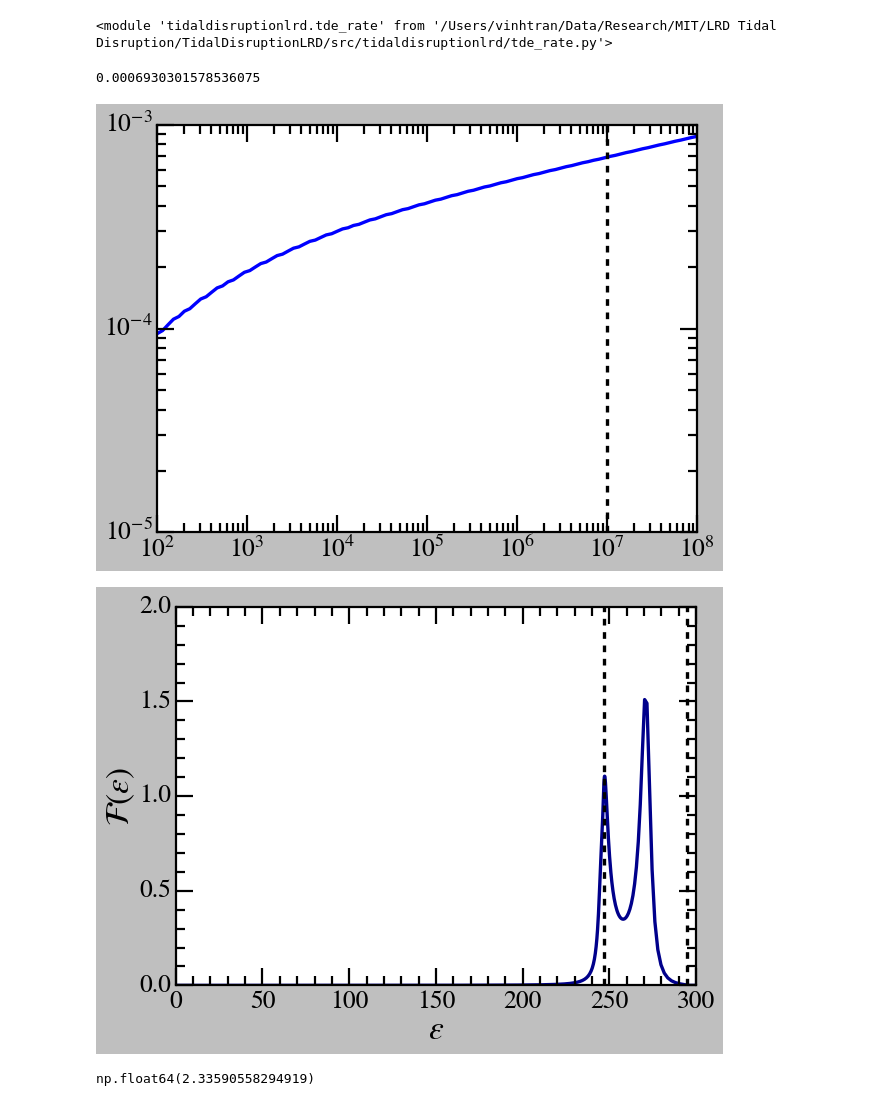
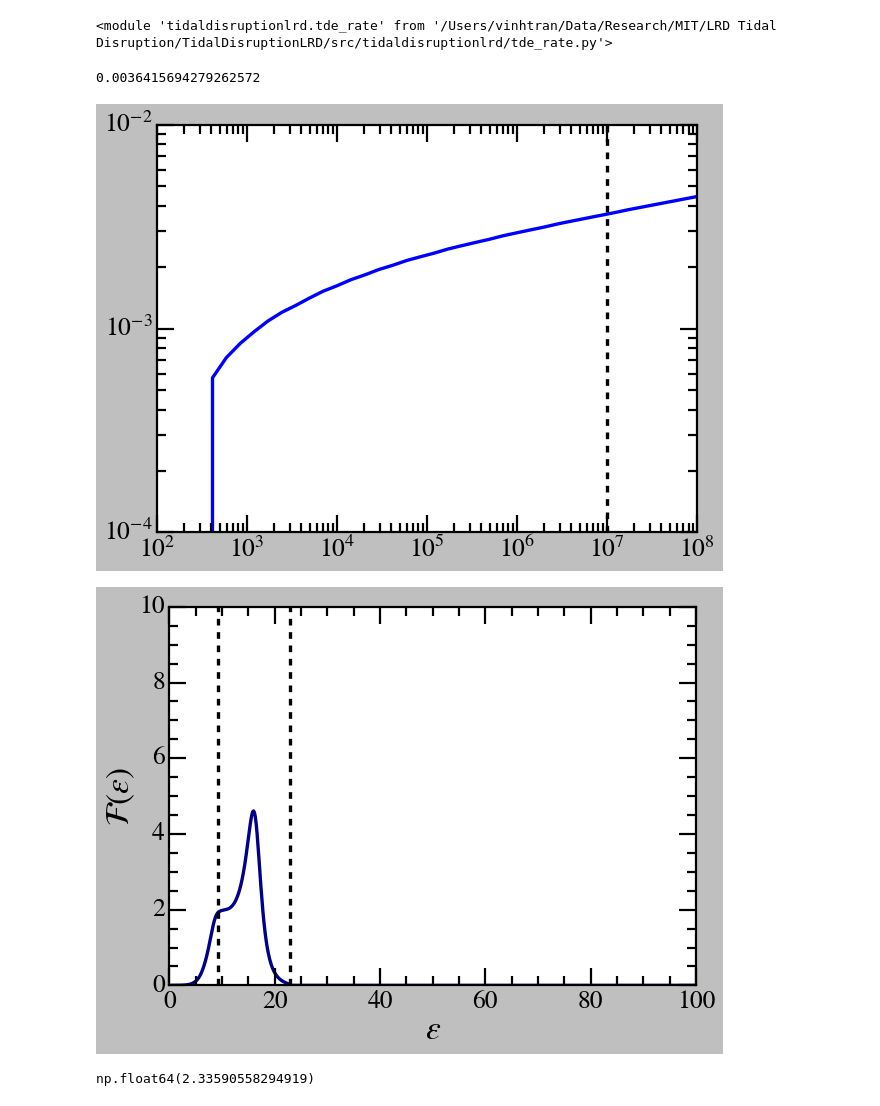
Before and after one commit to vinh-qtran/TidalDisruptionLRD, a Jupyter notebook: nbs/test.ipynb, the cells around one changed output. Drawn from its saved outputs; the diff is of its cells as text; code cells hidden in the pictures.

```diff
--- a/nbs/test.ipynb
+++ b/nbs/test.ipynb
@@ -29,17 +29,17 @@ importlib.reload(tde_rate)
 <module 'tidaldisruptionlrd.tde_rate' from '/Users/vinhtran/Data/Research/MIT/LRD Tidal Disruption/TidalDisruptionLRD/src/tidaldisruptionlrd/tde_rate.py'>
 # %%
 profile = stellar_distribution.DehnenCuspProfile(
-    M_s=1e5,
+    M_s=1e3,
     gamma=2,
     r_bin_min=1e-4,
     r_bin_max=1e6,
-    N_bins=4000,
+    N_bins=10000,
     reduce_factor=10,
-    N_trapz_bins=400,
+    N_trapz_bins=1000,
     # basic_profile_only=True
 )
 # %%
-M_bh = np.logspace(2, 8, 100)
+M_bh = np.logspace(2, 8, 40)
 M_s = profile.M_s * M_bh
 R_eff = 0.229 * (M_s / 10**8.5) ** 0.27
 r_h = R_eff / profile.get_2D_half_mass_radius()
@@ -68,40 +68,40 @@ plt.yscale("log")
 plt.tight_layout()
 plt.show()
 # %% [output]
-0.0006930301578536075
+0.0036415694279262572
-[figure, old version]
+[figure, new version]
 # %%
-idx = np.argmin(np.abs(tde.M_bhs - 1e3))
+idx = np.argmin(np.abs(tde.M_bhs - 3e2))
 
 epsilon_bar_bins = tde._epsilon_bar_bins
 F_bar_bins = tde.get_single_F_bar_bins(M_bh=tde.M_bhs[idx], r_h=tde.r_hs[idx])
 
 plt.plot(epsilon_bar_bins, F_bar_bins, color="darkblue")
 
 
 def get_epsilon_h(profile):
     return np.exp(np.interp(0, np.log(profile.r_bins), np.log(-profile.phi_bins)))
 
 
 plt.axvline(get_epsilon_h(profile), color="k", ls="--")
 plt.axvline(tde._get_psi_t_bar_bins(4.84814e-6 / tde.r_hs[idx]), color="k", ls="--")
 
 # plt.axvline(epsilon_bar_bins[np.argmax(F_bar_bins)], color="k", ls="--")
 
-plt.xlim(0, 300)
-plt.ylim(0, 2)
+plt.xlim(0, 100)
+plt.ylim(0, 10)
 
 # plt.xscale("log")
 # plt.yscale("log")
 
 plt.xlabel(r"$\epsilon$")
 plt.ylabel(r"$\mathcal{F}(\epsilon)$")
 
 plt.tight_layout()
 # plt.savefig("../../Slides/flux_per_energy.png")
 plt.show()
 # %% [output]
-[figure, old version]
+[figure, new version]
 # %%
 import astropy.units as u
 # %%
```
Also changed, not shown: 8 other files.
